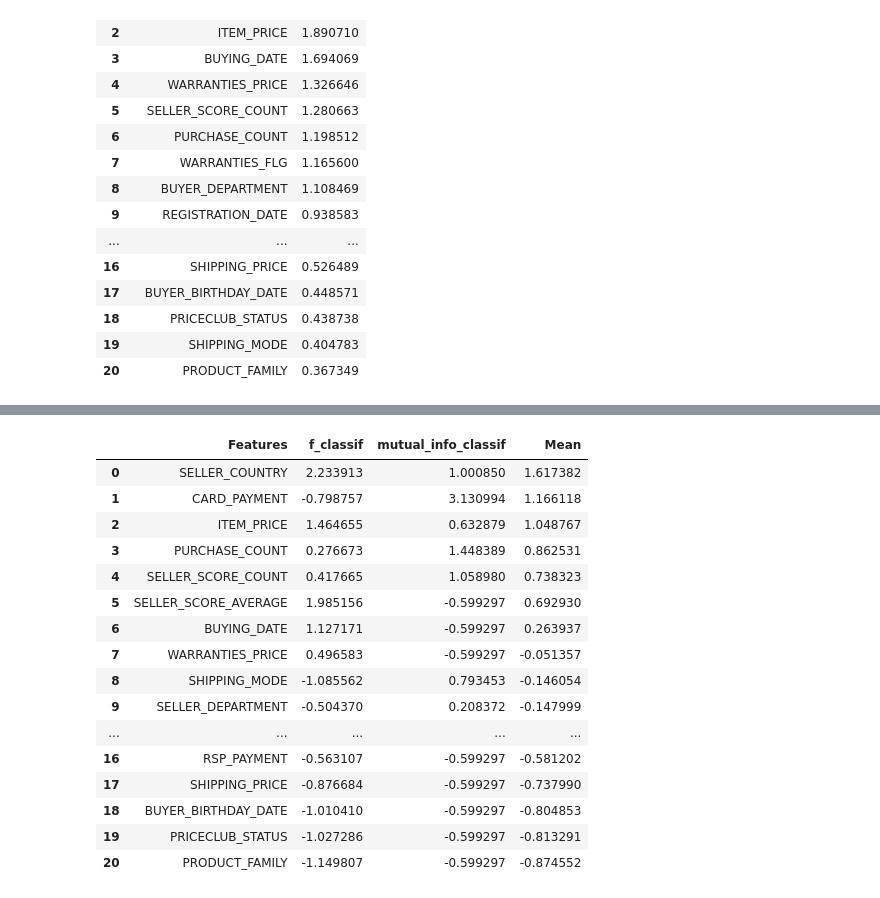
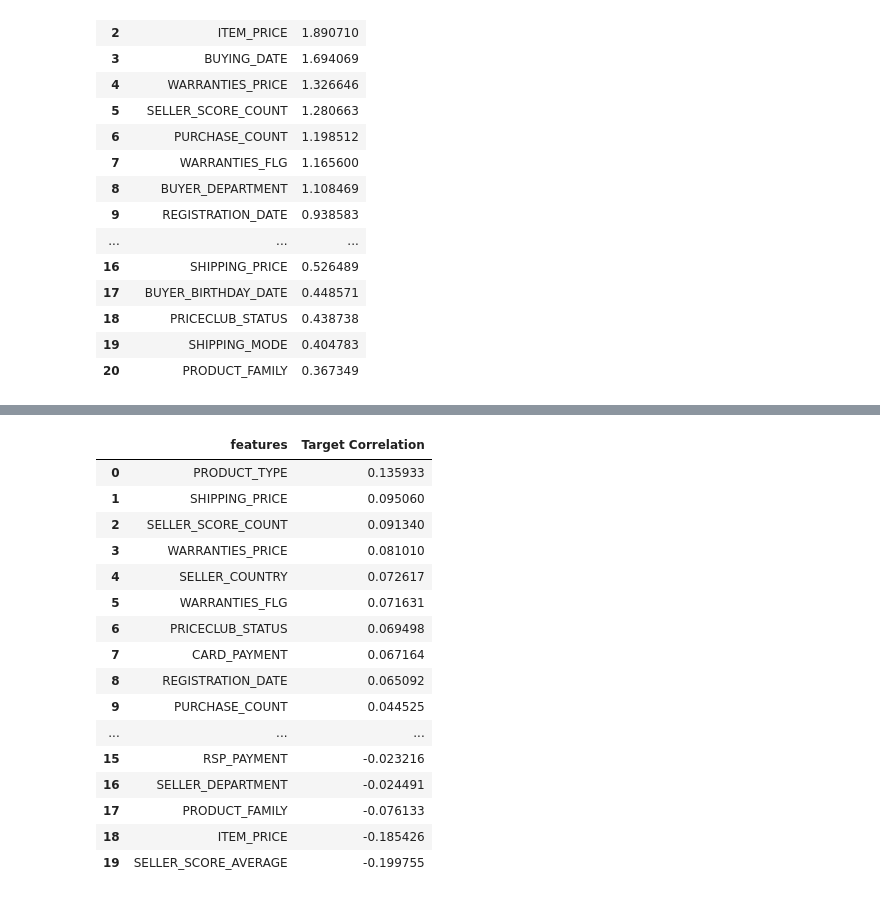
Before and after one commit to jeremycombe/Pipeline, a Jupyter notebook: BestEstimator_tests.ipynb, the cells around one changed output, grey strips where cells are left out. Drawn from its saved outputs; the diff is of its cells as text; code cells hidden in the pictures.

```diff
--- a/BestEstimator_tests.ipynb
+++ b/BestEstimator_tests.ipynb
@@ -753,20 +740,23 @@ clf1.Feature_Importances_Test_v2(Multi_Train, Multi_Target, n=100, test_used = m
-# %%
-DF
-# %% [output]
-|  | Features | f_classif | mutual_info_classif | Mean |
-| 0 | SELLER_COUNTRY | 2.233913 | 1.000850 | 1.617382 |
-| 1 | CARD_PAYMENT | -0.798757 | 3.130994 | 1.166118 |
-| 2 | ITEM_PRICE | 1.464655 | 0.632879 | 1.048767 |
-| 3 | PURCHASE_COUNT | 0.276673 | 1.448389 | 0.862531 |
-| 4 | SELLER_SCORE_COUNT | 0.417665 | 1.058980 | 0.738323 |
-| 5 | SELLER_SCORE_AVERAGE | 1.985156 | -0.599297 | 0.692930 |
-| 6 | BUYING_DATE | 1.127171 | -0.599297 | 0.263937 |
-| 7 | WARRANTIES_PRICE | 0.496583 | -0.599297 | -0.051357 |
-| 8 | SHIPPING_MODE | -1.085562 | 0.793453 | -0.146054 |
-| 9 | SELLER_DEPARTMENT | -0.504370 | 0.208372 | -0.147999 |
-| ... | ... | ... | ... | ... |
-| 16 | RSP_PAYMENT | -0.563107 | -0.599297 | -0.581202 |
-| 17 | SHIPPING_PRICE | -0.876684 | -0.599297 | -0.737990 |
-| 18 | BUYER_BIRTHDAY_DATE | -1.010410 | -0.599297 | -0.804853 |
-| 19 | PRICECLUB_STATUS | -1.027286 | -0.599297 | -0.813291 |
-| 20 | PRODUCT_FAMILY | -1.149807 | -0.599297 | -0.874552 |
+# %%
+%run -i BestEstimator.py
+clf1 = BestEstimator(grid = False, hard_grid = True)
+
+clf1.get_highest_corr_target(Multi_Train, Multi_Target)
+# %% [output]
+|  | features | Target Correlation |
+| 0 | PRODUCT_TYPE | 0.135933 |
+| 1 | SHIPPING_PRICE | 0.095060 |
+| 2 | SELLER_SCORE_COUNT | 0.091340 |
+| 3 | WARRANTIES_PRICE | 0.081010 |
+| 4 | SELLER_COUNTRY | 0.072617 |
+| 5 | WARRANTIES_FLG | 0.071631 |
+| 6 | PRICECLUB_STATUS | 0.069498 |
+| 7 | CARD_PAYMENT | 0.067164 |
+| 8 | REGISTRATION_DATE | 0.065092 |
+| 9 | PURCHASE_COUNT | 0.044525 |
+| ... | ... | ... |
+| 15 | RSP_PAYMENT | -0.023216 |
+| 16 | SELLER_DEPARTMENT | -0.024491 |
+| 17 | PRODUCT_FAMILY | -0.076133 |
+| 18 | ITEM_PRICE | -0.185426 |
+| 19 | SELLER_SCORE_AVERAGE | -0.199755 |
```
Also changed, not shown: parts of 6 cells of this notebook, 9 other files.
